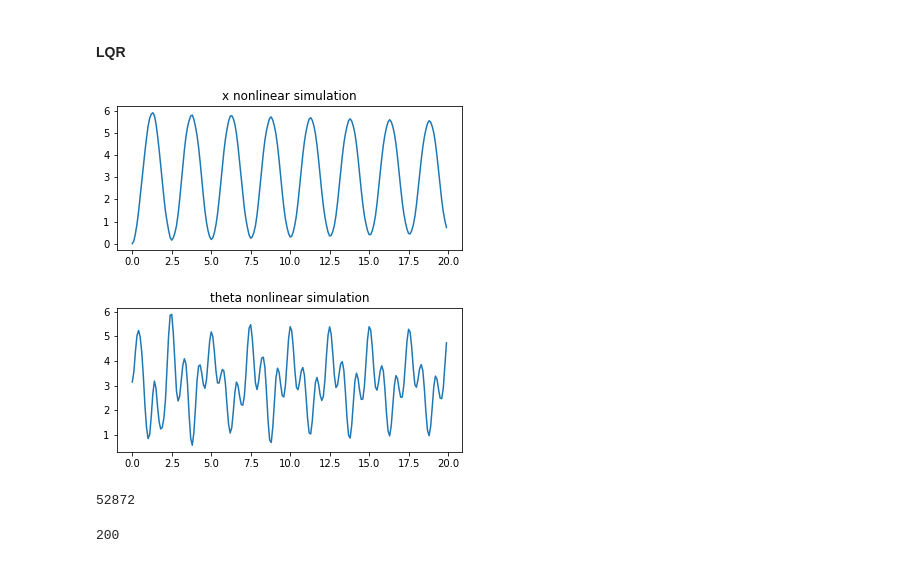
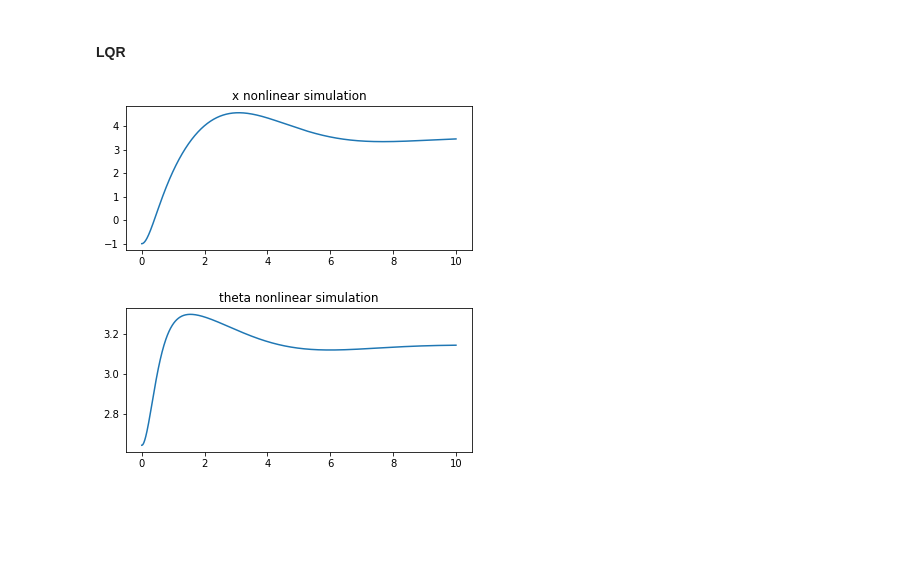
Before and after one commit to kipariss1/OPSR_InvertedPendulum, a Jupyter notebook: semestralka_jupyter.ipynb, the cells around one changed output. Drawn from its saved outputs; the diff is of its cells as text; code cells hidden in the pictures; blank space fills up the shorter version.

```diff
--- a/semestralka_jupyter.ipynb
+++ b/semestralka_jupyter.ipynb
@@ -170,11 +201,11 @@ plt.subplots_adjust(left=0.1,
 # %% [markdown]
 ## LQR controller design with control lib. python:
 # %%
-Q = [[1, 0, 0, 0],[0, 0.1, 0, 0],[0, 0, 5, 0],[0, 0, 0, 0.1]]             # state cost matrix
-R = [[0.05]]                                                              # input cost matrix
+Q = [[1, 0, 0, 0],[0, 1, 0, 0],[0, 0, 10, 0],[0, 0, 0, 1]]             # state cost matrix
+R = [[0.01]]                                                              # input cost matrix
 
 global K_lqr
-K_lqr, S, E = control.lqr(sys, Q, R)
+K_lqr, S, E = control.lqr(A, B, Q, R)
 
 print(K_lqr)
 # %% [output]
@@ -241,6 +245,4 @@ plt.subplots_adjust(left=0.1,
 # %%
-# Building custom non-linear model
-
 t = np.arange(0, 20, 1e-3)
 
 
@@ -250,42 +252,33 @@ def F(x, t):
 
 def f(x, t):
 
-    M = 0.5     # mass of the cart
-    m = 0.2   # mass of the pendulum
-    b = 0.1   # coefficient of the friction
-    I = 0.006 # mass moment of inertia of the pendulum
-    g = 9.81   # acceleration of gravity
-    l = 0.3   # length to pendulum center of mass
+    M = 5     # mass of the cart
+    m = 1     # mass of the pendulum
+    b = 1     # coefficient of the friction rotation
+    g = -9.81    # acceleration of gravity
+    l = 2     # length of shoulder of pendulum
 
     d_x = np.zeros((4,))
 
-#     # NEW MODEL 1
-#     # dot_x
-#     d_x[0] = x[1]
-#     # ddot_x
-#     d_x[1] = (-m*g*sin(x[2])*cos(x[2]) + m*l*sin(x[2])*x[3]**2 + b*m*x[3]*cos(x[2]) + F(x, t))/(M + (1 - (cos(x[2]))**2)*m)
-#     # dot_theta
-#     d_x[2] = x[3]
-#     # ddot_theta
-#     d_x[3] = ((M + m)*(g*sin(x[2]) - b*x[3]) - (l*m*sin(x[2])*x[3]**2 + F(x, t))*cos(x[2]))/(l*(M + (1 - (cos(x[2]))**2)*m))
-
-    # OLD MODEL
-    q = (I + m*l**2)*(M + m) - (m*l**2)
+    # Steve Burton's Model:
+    Sx = sin(x[2])
+    Cx = cos(x[2])
+    denom = m*(l**2)*(M+m*(1-Cx**2))
     # dot_x
     d_x[0] = x[1]
     # ddot_x
-    d_x[1] = ((-b*(I+m*l**2))/q)*x[1] + ((g*(m*l)**2)/q)*x[3] + (((M+m)*(I+m*l**2))/q)*F(x, t)
+    d_x[1] = (-(m**2)*(l**2)*g*Cx*Sx + m*(l**2)*(m*l*(x[3]**2)*Sx) - b*x[1] + m*(l**2)*F(x,t))/denom
     # dot_theta
     d_x[2] = x[3]
     # ddot_theta
-    d_x[3] = ((-b*m*l)/q)*x[1] + ((m*g*l*(I+m*l**2))/q)*x[3] + ((m*l*(M+m))/q)*F(x, t)
+    d_x[3] = ((m+M)*m*g*l*Sx - m*l*Cx*(m*l*(x[3]**2)*Sx-b*x[1]) - m*l*Cx*F(x,t))/denom
 
     return d_x
 
 
 
 
-s = odeint(f, y0=[0, 0, 0, 0], t=t)
+s = odeint(f, y0=[0, 0, -pi/8, 0], t=t)
 # %%
 fig, axs = plt.subplots(2)
 axs[0].plot(t, s[:, 0])
@@ -513,22 +349,14 @@ s = odeint(f, y0=[0, 0, pi, 0], t=t)
 # %%
 fig, axs = plt.subplots(2)
-axs[0].plot(t, s[:, 0])
+axs[0].plot(s.t, s.y[0])
 axs[0].set_title('x nonlinear simulation')
-axs[1].plot(t, s[:, 2])
+axs[1].plot(s.t, s.y[2])
 axs[1].set_title('theta nonlinear simulation')
 plt.subplots_adjust(left=0.1,
                     bottom=0.1,
                     right=0.9,
                     top=1.3,
                     wspace=0.4,
                     hspace=0.4)
 # %% [output]
-[figure, old version]
+[figure, new version]
-# %%
-np.shape(u_pid_F[0])[0]
-# %% [output]
-52872
-# %%
-np.shape(s[:, 0])[0]
-# %% [output]
-200
```
Also changed, not shown: parts of 28 cells of this notebook, 1 other file.
